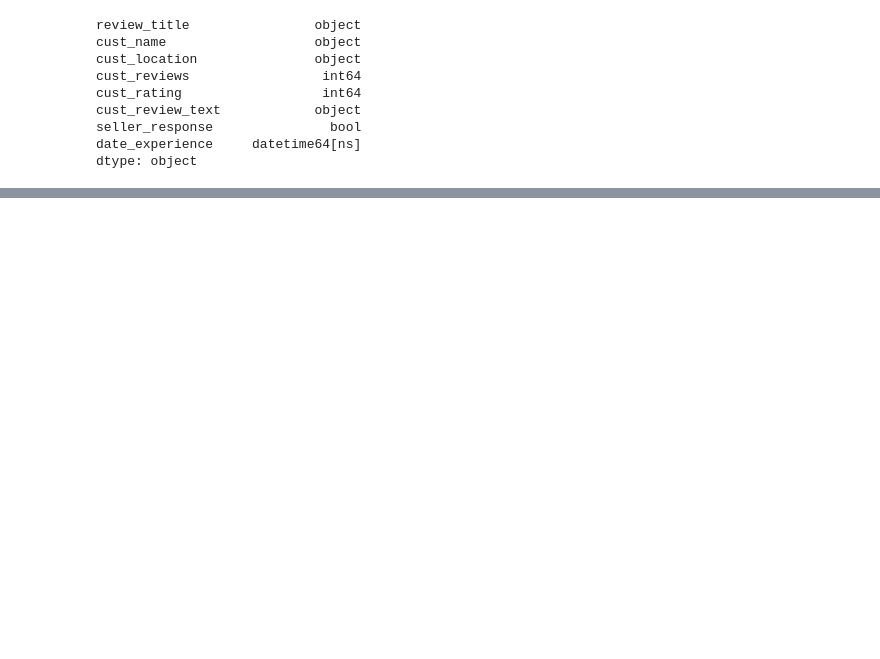
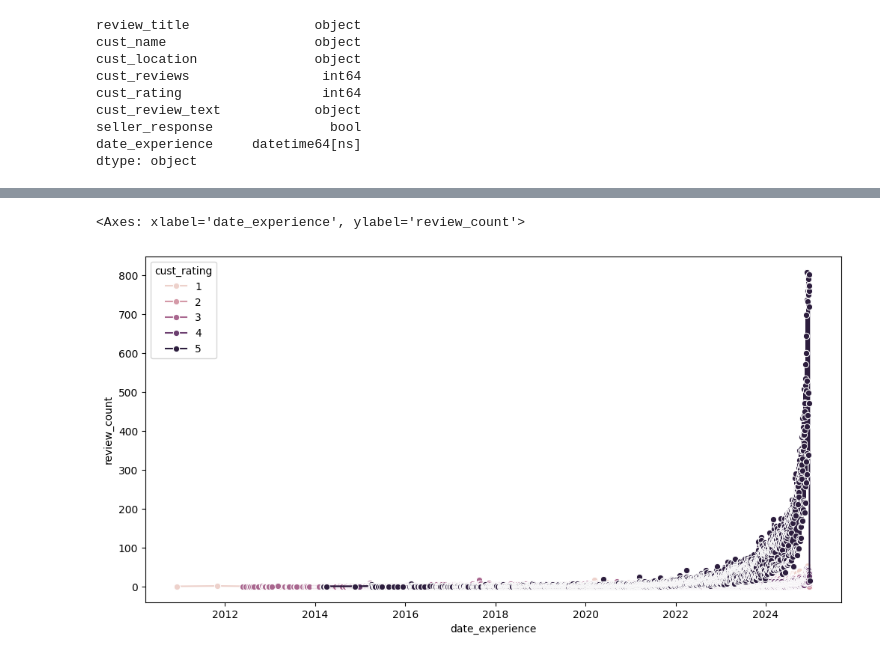
Before and after one commit to fbarulli/trust_me, a Jupyter notebook: fabian/EDA/EDA.ipynb, the cells around one changed output, grey strips where cells are left out. Saved outputs shown, nothing was run; the diff lists cells and outputs as text; code cells hidden in the pictures; blank space fills up the shorter version.

```diff
--- a/fabian/EDA/EDA.ipynb
+++ b/fabian/EDA/EDA.ipynb
@@ -73,0 +159,13 @@ plt.show()
+# %%
+review_counts = df.groupby(['date_experience', 'cust_rating']).size().reset_index(name='review_count')
+plt.figure(figsize=(12, 6))
+sns.lineplot(
+    data=review_counts,
+    x='date_experience',
+    y='review_count',
+    hue='cust_rating',
+    marker='o'
+)
+# %% [output]
+<Axes: xlabel='date_experience', ylabel='review_count'>
+[figure, added]
```
Also changed, not shown: parts of 8 cells of this notebook, 2 other files.
